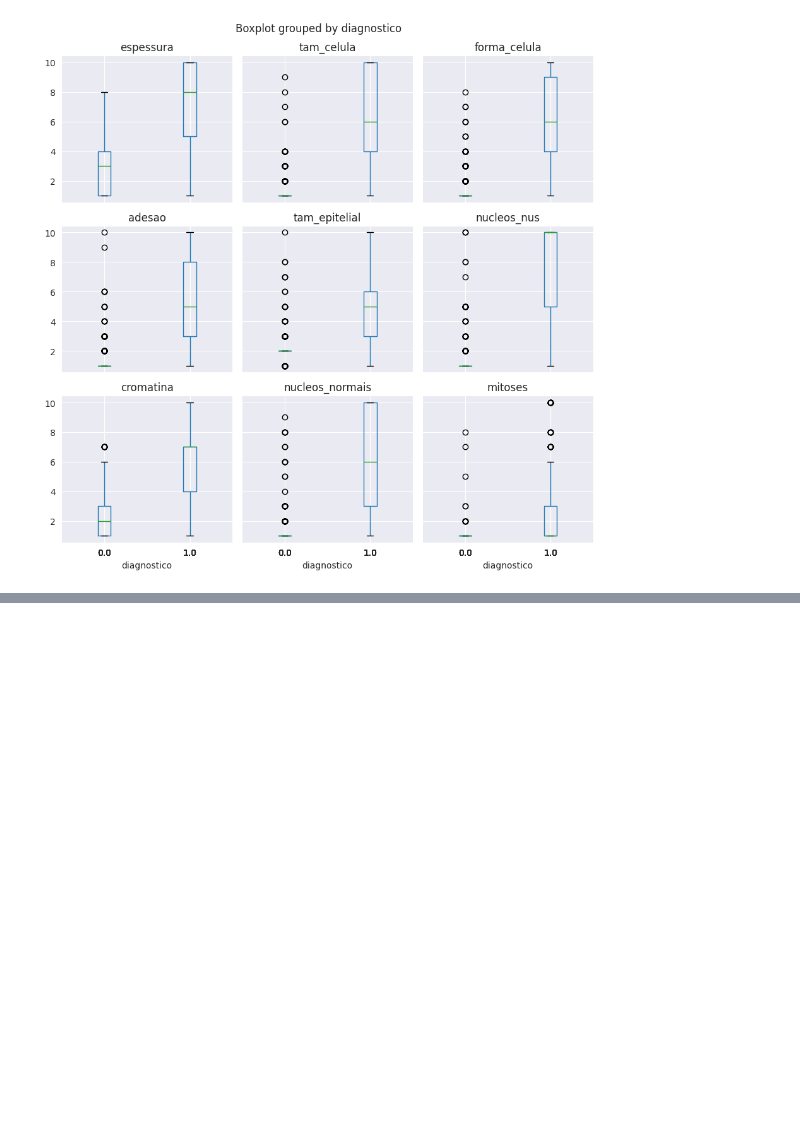
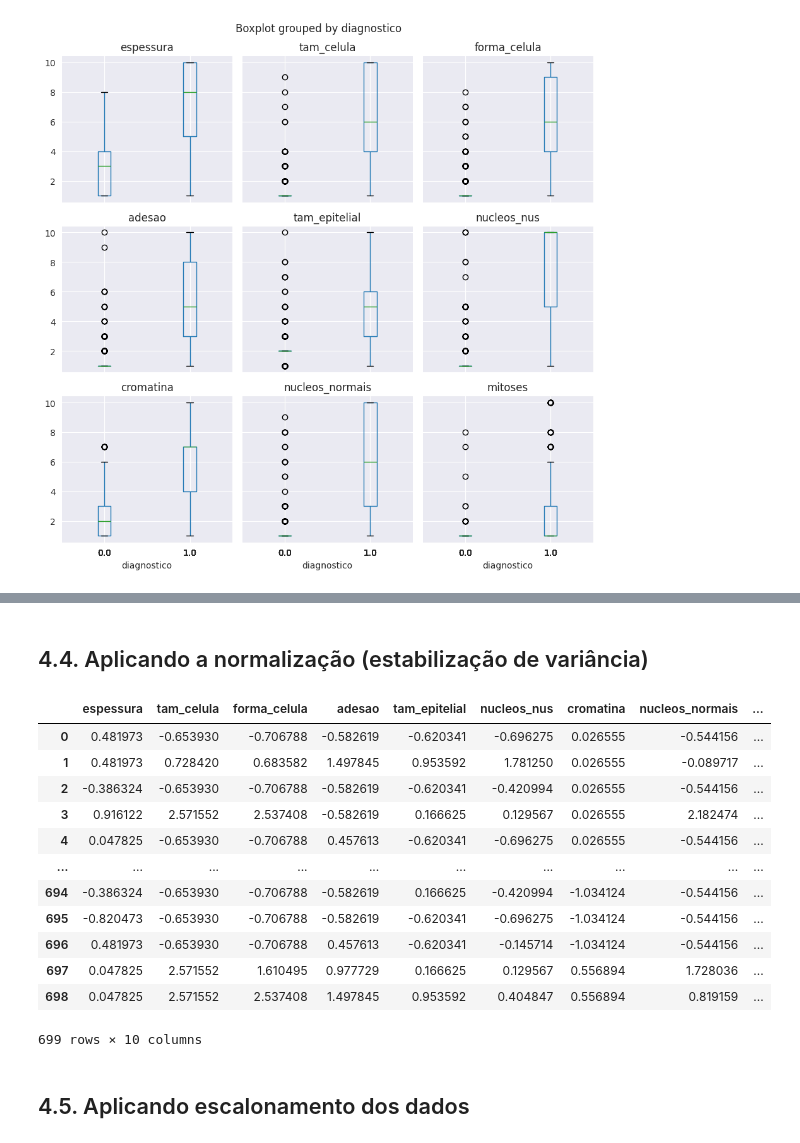
Before and after one commit to eulergomees/dnn_breast_cancer, a Jupyter notebook: dnn_breastcancer.ipynb, the cells around one changed output, grey strips where cells are left out. Drawn from its saved outputs; the diff is of its cells as text; code cells hidden in the pictures; blank space fills up the shorter version.

Commit message:
normalization and scaled functions

```diff
--- a/dnn_breastcancer.ipynb
+++ b/dnn_breastcancer.ipynb
@@ -247,0 +291,62 @@ plt.show()
+# %%
+def getQuantiles(x, margin=1.5, low=0.1, high=0.9):
+    q1 = x.quantile(low)
+    q3 = x.quantile(high)
+    iqr = q3 - q1
+    fence_low = q1 - (margin * iqr)
+    fence_high = q3 + (margin * iqr)
+
+    return [fence_low, fence_high]
+
+
+def replaceOutliers(serie, m):
+    x = serie.copy()
+
+    fences = getQuantiles(x, margin=m)
+    bad_inds = x.loc[(x < fences[0]) | (x > fences[1])].index
+    x[bad_inds] = np.nan
+
+    outliers_ind_danger = [0, 1, len(serie) - 2, len(serie) - 1]
+    for ind_danger in outliers_ind_danger:
+        if np.isnan(x.iloc[ind_danger]):
+            x[ind_danger] = (fences[0] + fences[1]) / 2
+    if x.isnull().values.any():
+        x = x.interpolate(method='nearest').copy()
+
+    return x
+# %%
+if outliers_exec:
+    for col in x_names:
+        data[col] = replaceOutliers(data[col], m=0)
+# %% [markdown]
+## 4.4. Aplicando a normalização (estabilização de variância)
+# %%
+def normalization(data, method):
+    if method == 'asinh':
+        return np.arcsinh(data)
+    elif method == 'log':
+        return np.log(data)
+    else:
+        return (data - np.mean(data)) / np.std(data)
+# %%
+if normalization_exec:
+    for col in x_names:
+        data[col] = normalization(data[col], 'mean')
+# %%
+data
+# %% [output]
+|  | espessura | tam_celula | forma_celula | adesao | tam_epitelial | nucleos_nus | cromatina | nucleos_normais | ... |
+| 0 | 0.481973 | -0.653930 | -0.706788 | -0.582619 | -0.620341 | -0.696275 | 0.026555 | -0.544156 | ... |
+| 1 | 0.481973 | 0.728420 | 0.683582 | 1.497845 | 0.953592 | 1.781250 | 0.026555 | -0.089717 | ... |
+| 2 | -0.386324 | -0.653930 | -0.706788 | -0.582619 | -0.620341 | -0.420994 | 0.026555 | -0.544156 | ... |
+| 3 | 0.916122 | 2.571552 | 2.537408 | -0.582619 | 0.166625 | 0.129567 | 0.026555 | 2.182474 | ... |
+| 4 | 0.047825 | -0.653930 | -0.706788 | 0.457613 | -0.620341 | -0.696275 | 0.026555 | -0.544156 | ... |
+| ... | ... | ... | ... | ... | ... | ... | ... | ... | ... |
+| 694 | -0.386324 | -0.653930 | -0.706788 | -0.582619 | 0.166625 | -0.420994 | -1.034124 | -0.544156 | ... |
+| 695 | -0.820473 | -0.653930 | -0.706788 | -0.582619 | -0.620341 | -0.696275 | -1.034124 | -0.544156 | ... |
+| 696 | 0.481973 | -0.653930 | -0.706788 | 0.457613 | -0.620341 | -0.145714 | -1.034124 | -0.544156 | ... |
+| 697 | 0.047825 | 2.571552 | 1.610495 | 0.977729 | 0.166625 | 0.129567 | 0.556894 | 1.728036 | ... |
+| 698 | 0.047825 | 2.571552 | 2.537408 | 1.497845 | 0.953592 | 0.404847 | 0.556894 | 0.819159 | ... |
+699 rows × 10 columns
+# %% [markdown]
+## 4.5. Aplicando escalonamento dos dados
```
Also changed, not shown: parts of 17 cells of this notebook, 1 other file.
